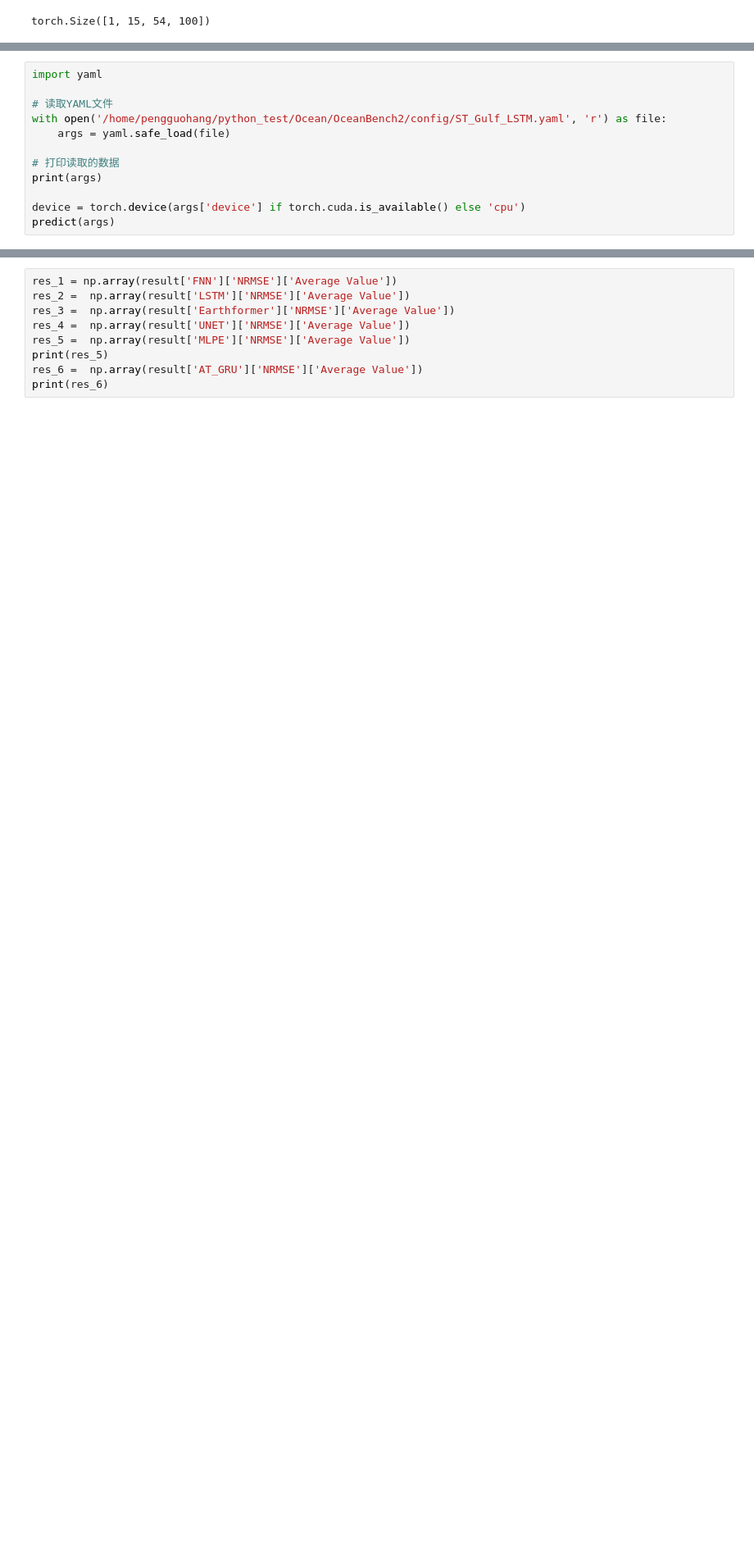
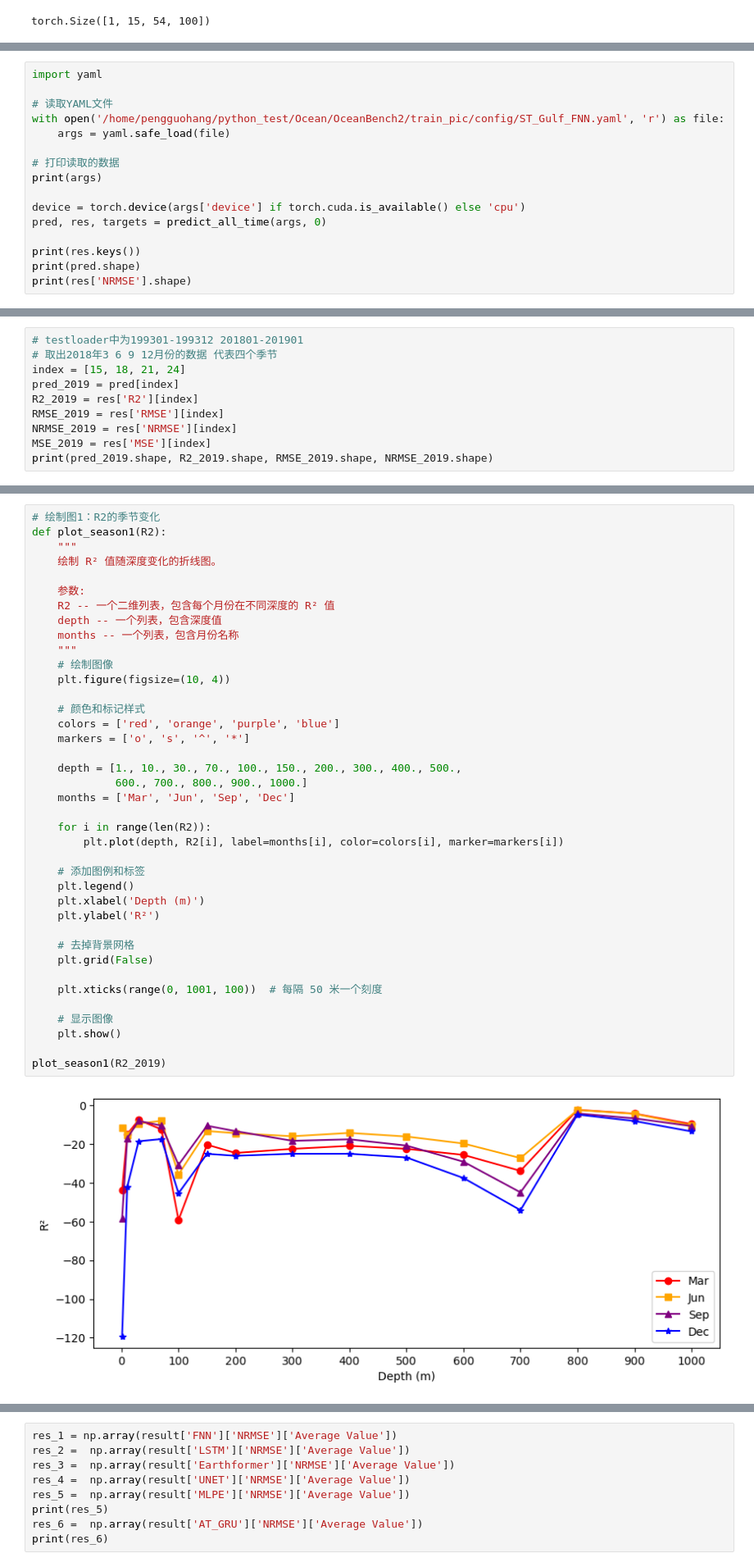
Before and after one commit to pengguohang/OceanBench, a Jupyter notebook: train_pic/plot_predict.ipynb, the cells around one changed output, grey strips where cells are left out. Shown at 82% size. Cells and saved outputs as stored; diff of their text form; blank space fills up the shorter version.

```diff
--- a/train_pic/plot_predict.ipynb
+++ b/train_pic/plot_predict.ipynb
@@ -192,13 +390,17 @@ torch.Size([1, 15, 54, 100])
 import yaml
 
 # 读取YAML文件
-with open('/home/pengguohang/python_test/Ocean/OceanBench2/config/ST_Gulf_LSTM.yaml', 'r') as file:
+with open('/home/pengguohang/python_test/Ocean/OceanBench2/train_pic/config/ST_Gulf_FNN.yaml', 'r') as file:
     args = yaml.safe_load(file)
 
 # 打印读取的数据
 print(args)
 
 device = torch.device(args['device'] if torch.cuda.is_available() else 'cpu')
-predict(args)
+pred, res, targets = predict_all_time(args, 0)
+
+print(res.keys())
+print(pred.shape)
+print(res['NRMSE'].shape)
 # %% [output]
 {'challenge_name': 'S', 'if_training': True, 'continue_training': False, 'model_path': None, 'saved_dir': '/home/data2/pengguohang/My_Ocean/challenge/checkpoint/new_data', 'output_dir': './output/', ' ...
@@ -303,0 +412,10 @@ plot_depth(pred_unet, pred_earthformer, pred_earthformer_new, pred_earthformer_k
+# %%
+# testloader中为199301-199312 201801-201901
+# 取出2018年3 6 9 12月份的数据 代表四个季节
+index = [15, 18, 21, 24]
+pred_2019 = pred[index]
+R2_2019 = res['R2'][index]
+RMSE_2019 = res['RMSE'][index]
+NRMSE_2019 = res['NRMSE'][index]
+MSE_2019 = res['MSE'][index]
+print(pred_2019.shape, R2_2019.shape, RMSE_2019.shape, NRMSE_2019.shape)
@@ -303,0 +424,41 @@ plot_depth(pred_unet, pred_earthformer, pred_earthformer_new, pred_earthformer_k
+# %%
+# 绘制图1：R2的季节变化
+def plot_season1(R2):
+    """
+    绘制 R² 值随深度变化的折线图。
+
+    参数:
+    R2 -- 一个二维列表，包含每个月份在不同深度的 R² 值
+    depth -- 一个列表，包含深度值
+    months -- 一个列表，包含月份名称
+    """
+    # 绘制图像
+    plt.figure(figsize=(10, 4))
+
+    # 颜色和标记样式
+    colors = ['red', 'orange', 'purple', 'blue']
+    markers = ['o', 's', '^', '*']
+
+    depth = [1., 10., 30., 70., 100., 150., 200., 300., 400., 500.,
+             600., 700., 800., 900., 1000.]
+    months = ['Mar', 'Jun', 'Sep', 'Dec']
+
+    for i in range(len(R2)):
+        plt.plot(depth, R2[i], label=months[i], color=colors[i], marker=markers[i])
+
+    # 添加图例和标签
+    plt.legend()
+    plt.xlabel('Depth (m)')
+    plt.ylabel('R²')
+
+    # 去掉背景网格
+    plt.grid(False)
+
+    plt.xticks(range(0, 1001, 100))  # 每隔 50 米一个刻度
+
+    # 显示图像
+    plt.show()
+
+plot_season1(R2_2019)
+# %% [output]
+[figure, added]
```
Also changed, not shown: parts of 24 cells of this notebook, 11 other files.
